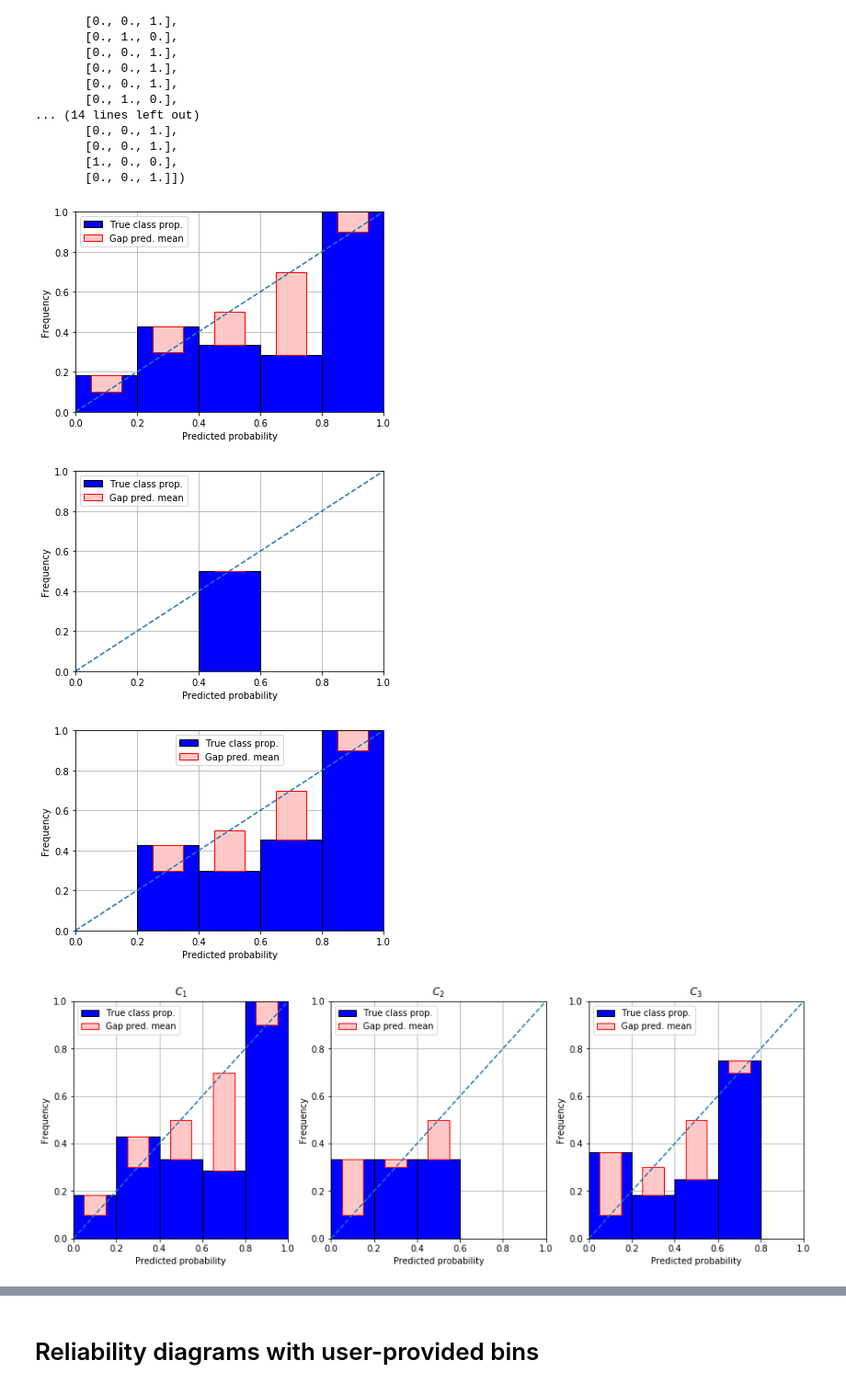
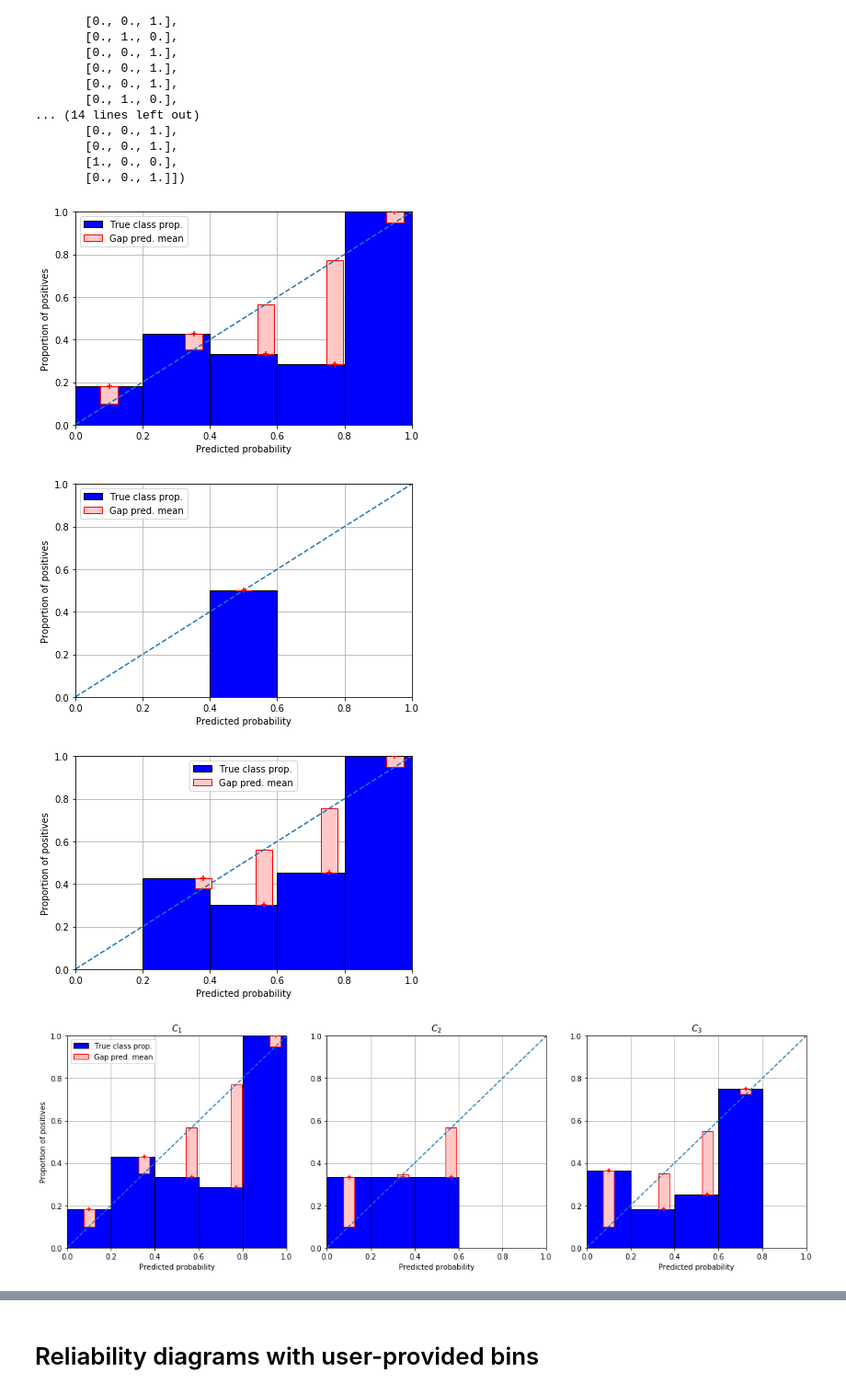
Before and after one commit to tmfilho/ml-examples, a Jupyter notebook: notebooks/Calibration.ipynb, the cells around one changed output, grey strips where cells are left out. Shown at 92% size. Drawn from its saved outputs; the diff is of its cells as text; code cells hidden in the pictures.

```diff
--- a/notebooks/Calibration.ipynb
+++ b/notebooks/Calibration.ipynb
@@ -433,32 +434,32 @@ array([[1., 0., 0.],
        [1., 0., 0.],
        [0., 0., 1.]])
 # %%
-fig = plot_multiclass_reliability_diagram(ohl[:,0], scores[:,0], n_bins=5)
-plt.savefig('binary-reliability.png')
+fig = plot_binary_reliability_diagram_gaps(ohl[:,0], scores[:,0], n_bins=5)
+# plt.savefig('binary-reliability.png')
 # %% [output]
-[figure, old version]
+[figure, new version]
 # %%
-fig2 = plot_multiclass_reliability_diagram(
+fig2 = plot_binary_reliability_diagram_gaps(
     np.array([1]*5 + [0]*5),
     np.array([0.5]*10),
     n_bins=5
 )
-plt.savefig('perfect-reliability.png')
+# plt.savefig('perfect-reliability.png')
 # %% [output]
-[figure, old version]
+[figure, new version]
 # %%
-fig3 = plot_multiclass_reliability_diagram(conf_df.values[:,1], conf_df.values[:,0], n_bins=5)
-plt.savefig('confidence-reliability.png')
+fig3 = plot_binary_reliability_diagram_gaps(conf_df.values[:,1], conf_df.values[:,0], n_bins=5)
+# plt.savefig('confidence-reliability.png')
 # %% [output]
-[figure, old version]
+[figure, new version]
 # %%
 fig4 = plt.figure(figsize=(15,5))
-fi4 = plot_reliability_diagram_per_class(
+fi4 = plot_multiclass_reliability_diagram_gaps(
     ohl,
     scores,
     n_bins=5,
     fig=fig4
 )
-plt.savefig('classwise-reliability.png')
+# plt.savefig('classwise-reliability.png')
 # %% [output]
-[figure, old version]
+[figure, new version]
```
Also changed, not shown: parts of 26 cells of this notebook, 4 other files.
